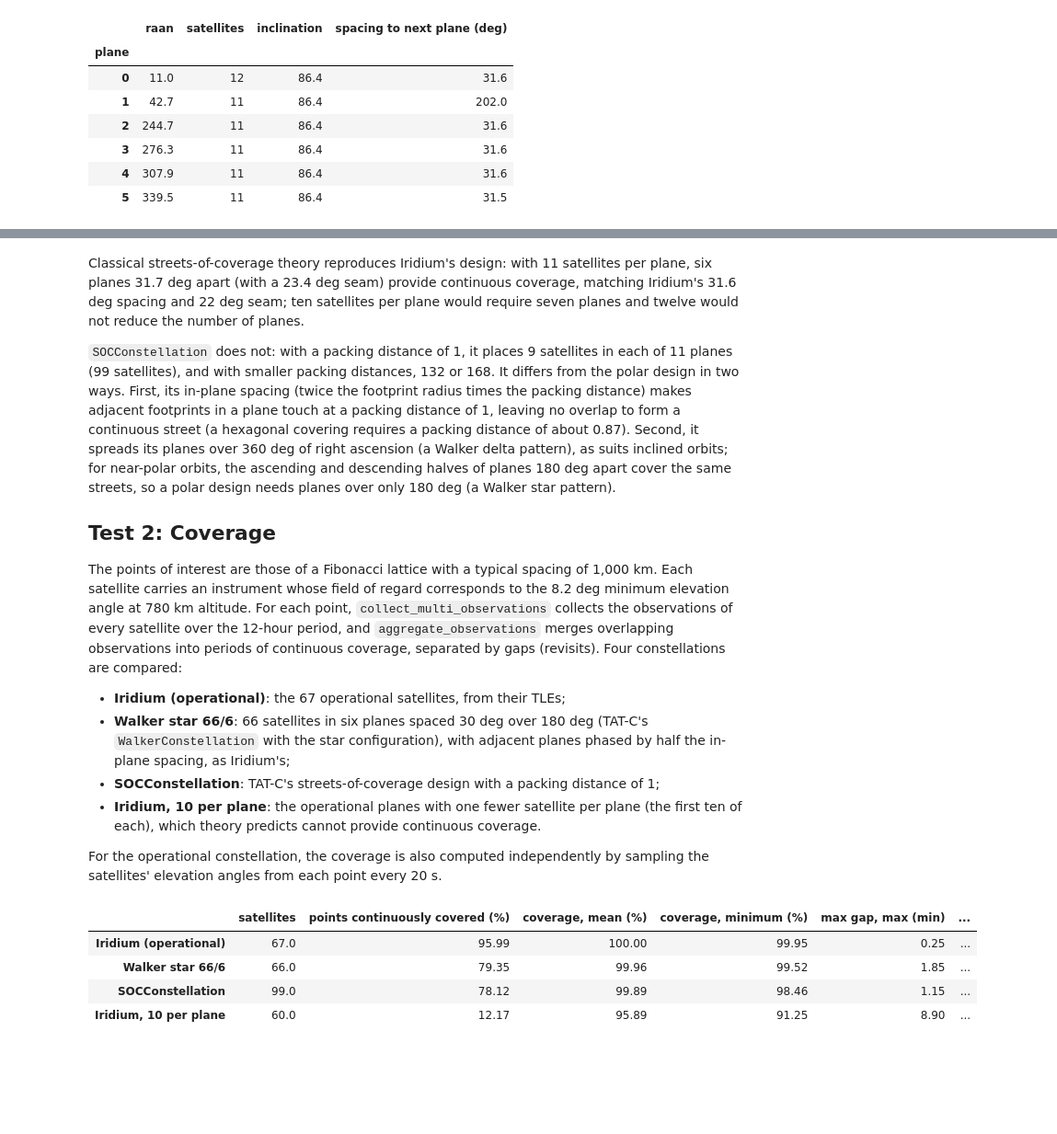
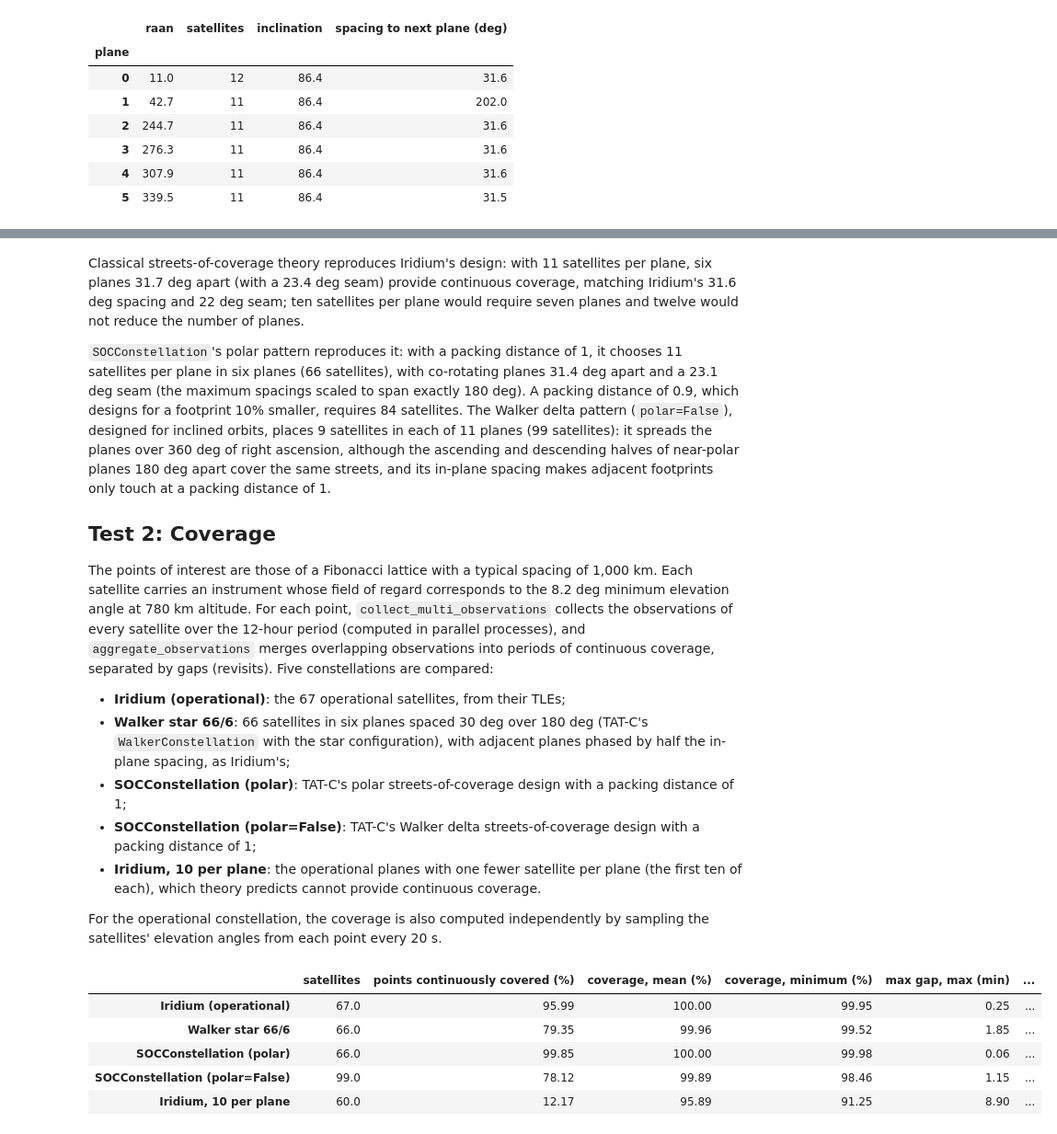
Before and after one commit to code-lab-org/tatc, a Jupyter notebook: docs/validation/ValidateConstellationIridium.ipynb, the cells around one changed output, grey strips where cells are left out. Shown at 92% size. Cells and saved outputs as stored; diff of their text form; code cells hidden in the pictures; blank space fills up the shorter version.

```diff
--- a/docs/validation/ValidateConstellationIridium.ipynb
+++ b/docs/validation/ValidateConstellationIridium.ipynb
@@ -99,16 +99,18 @@ rows1 = {"Iridium (operational)": {"satellites per plane": 11, "planes": len(pla
 for s in (10, 11, 12):
     p, co, seam = polar_streets(gamma, s)
     rows1[f"polar streets of coverage, {s} per plane"] = {"satellites per plane": s, "planes": p, "satellites": s * p, "plane spacing (deg)": co, "seam spacing (deg)": seam, "planes span (deg)": 180}
-for packing in (1.0, 0.9, 0.8):
-    walker = SOCConstellation(name="SOC", orbit=orbit, swath_width=swath_width, packing_distance=packing).generate_walker()
-    rows1[f"SOCConstellation, packing distance {packing}"] = {
-        "satellites per plane": walker.number_satellites // walker.number_planes,
-        "planes": walker.number_planes,
-        "satellites": walker.number_satellites,
-        "plane spacing (deg)": walker.get_delta_raan_between_planes(),
-        "seam spacing (deg)": np.nan,
-        "planes span (deg)": 360 if walker.configuration == WalkerConfiguration.DELTA else 180,
-    }
+for packing in (1.0, 0.9):
+    s, p, co, seam = SOCConstellation(name="SOC", orbit=orbit, swath_width=swath_width, packing_distance=packing).get_polar_design()
+    rows1[f"SOCConstellation (polar), packing distance {packing}"] = {"satellites per plane": s, "planes": p, "satellites": s * p, "plane spacing (deg)": co, "seam spacing (deg)": seam, "planes span (deg)": 180}
+walker = SOCConstellation(name="SOC", orbit=orbit, swath_width=swath_width, packing_distance=1.0, polar=False).generate_walker()
+rows1["SOCConstellation (polar=False), packing distance 1.0"] = {
+    "satellites per plane": walker.number_satellites // walker.number_planes,
+    "planes": walker.number_planes,
+    "satellites": walker.number_satellites,
+    "plane spacing (deg)": walker.get_delta_raan_between_planes(),
+    "seam spacing (deg)": np.nan,
+    "planes span (deg)": 360,
+}
 print(f"footprint radius {gamma:.2f} deg ({swath_width / 2e3:.0f} km), swath width {swath_width / 1e3:.0f} km")
 pd.DataFrame(rows1).T.round(1)
 # %% [output]
@@ -124,15 +126,16 @@ footprint radius 20.01 deg (2225 km), swath width 4450 km
 # %% [markdown]
 Classical streets-of-coverage theory reproduces Iridium's design: with 11 satellites per plane, six planes 31.7 deg apart (with a 23.4 deg seam) provide continuous coverage, matching Iridium's 31.6 deg spacing and 22 deg seam; ten satellites per plane would require seven planes and twelve would not reduce the number of planes.
 
-`SOCConstellation` does not: with a packing distance of 1, it places 9 satellites in each of 11 planes (99 satellites), and with smaller packing distances, 132 or 168. It differs from the polar design in two ways. First, its in-plane spacing (twice the footprint radius times the packing distance) makes adjacent footprints in a plane touch at a packing distance of 1, leaving no overlap to form a continuous street (a hexagonal covering requires a packing distance of about 0.87). Second, it spreads its planes over 360 deg of right ascension (a Walker delta pattern), as suits inclined orbits; for near-polar orbits, the ascending and descending halves of planes 180 deg apart cover the same streets, so a polar design needs planes over only 180 deg (a Walker star pattern).
+`SOCConstellation`'s polar pattern reproduces it: with a packing distance of 1, it chooses 11 satellites per plane in six planes (66 satellites), with co-rotating planes 31.4 deg apart and a 23.1 deg seam (the maximum spacings scaled to span exactly 180 deg). A packing distance of 0.9, which designs for a footprint 10% smaller, requires 84 satellites. The Walker delta pattern (`polar=False`), designed for inclined orbits, places 9 satellites in each of 11 planes (99 satellites): it spreads the planes over 360 deg of right ascension, although the ascending and descending halves of near-polar planes 180 deg apart cover the same streets, and its in-plane spacing makes adjacent footprints only touch at a packing distance of 1.
 
 ## Test 2: Coverage
 
-The points of interest are those of a Fibonacci lattice with a typical spacing of 1,000 km. Each satellite carries an instrument whose field of regard corresponds to the 8.2 deg minimum elevation angle at 780 km altitude. For each point, `collect_multi_observations` collects the observations of every satellite over the 12-hour period, and `aggregate_observations` merges overlapping observations into periods of continuous coverage, separated by gaps (revisits). Four constellations are compared:
+The points of interest are those of a Fibonacci lattice with a typical spacing of 1,000 km. Each satellite carries an instrument whose field of regard corresponds to the 8.2 deg minimum elevation angle at 780 km altitude. For each point, `collect_multi_observations` collects the observations of every satellite over the 12-hour period (computed in parallel processes), and `aggregate_observations` merges overlapping observations into periods of continuous coverage, separated by gaps (revisits). Five constellations are compared:
 
 * **Iridium (operational)**: the 67 operational satellites, from their TLEs;
 * **Walker star 66/6**: 66 satellites in six planes spaced 30 deg over 180 deg (TAT-C's `WalkerConstellation` with the star configuration), with adjacent planes phased by half the in-plane spacing, as Iridium's;
-* **SOCConstellation**: TAT-C's streets-of-coverage design with a packing distance of 1;
+* **SOCConstellation (polar)**: TAT-C's polar streets-of-coverage design with a packing distance of 1;
+* **SOCConstellation (polar=False)**: TAT-C's Walker delta streets-of-coverage design with a packing distance of 1;
 * **Iridium, 10 per plane**: the operational planes with one fewer satellite per plane (the first ten of each), which theory predicts cannot provide continuous coverage.
 
 For the operational constellation, the coverage is also computed independently by sampling the satellites' elevation angles from each point every 20 s.
@@ -143,7 +146,8 @@ instrument = Instrument(name="antenna", field_of_regard=compute_field_of_regard(
 constellations = {
     "Iridium (operational)": [Satellite(name=r.name, orbit=GeneralPerturbationsOrbit.from_tle(r.tle), instruments=[instrument]) for r in operational.itertuples()],
     "Walker star 66/6": WalkerConstellation(name="star", orbit=orbit, instruments=[instrument], number_satellites=66, number_planes=6, relative_spacing=3, configuration=WalkerConfiguration.STAR).generate_members(),
-    "SOCConstellation": SOCConstellation(name="SOC", orbit=orbit, instruments=[instrument], swath_width=swath_width, packing_distance=1.0).generate_members(),
+    "SOCConstellation (polar)": SOCConstellation(name="SOC", orbit=orbit, instruments=[instrument], swath_width=swath_width, packing_distance=1.0).generate_members(),
+    "SOCConstellation (polar=False)": SOCConstellation(name="SOC", orbit=orbit, instruments=[instrument], swath_width=swath_width, packing_distance=1.0, polar=False).generate_members(),
     "Iridium, 10 per plane": [Satellite(name=r.name, orbit=GeneralPerturbationsOrbit.from_tle(r.tle), instruments=[instrument]) for r in operational.groupby("plane").head(10).itertuples()],
 }
 PERIOD = (END - START).total_seconds()
@@ -151,8 +155,9 @@ PERIOD = (END - START).total_seconds()
 
 def coverage(satellites):
     """Coverage statistics of each point from TAT-C's aggregated observations."""
-    def point_coverage(point):
-        obs = collect_multi_observations(point, satellites, START, END)
+    observations = Parallel(n_jobs=-1)(delayed(collect_multi_observations)(point, satellites, START, END) for point in points)
+
+    def point_coverage(point, obs):
         if obs.empty:
             return {"point_id": point.id, "latitude": point.latitude, "covered (%)": 0.0, "max gap (min)": PERIOD / 60}
         merged = aggregate_observations(obs)
@@ -161,41 +166,41 @@ def coverage(satellites):
         gaps = np.r_[(merged.start.iloc[0] - START).total_seconds(), merged.revisit.dt.total_seconds().dropna().to_numpy(), (END - merged.end.iloc[-1]).total_seconds()]
         return {"point_id": point.id, "latitude": point.latitude, "covered (%)": 100 * min(covered, PERIOD) / PERIOD, "max gap (min)": max(0.0, gaps.max()) / 60}
 
-    with concurrent.futures.ThreadPoolExecutor(8) as pool:
-        return pd.DataFrame(list(pool.map(point_coverage, points)))
+    return pd.DataFrame([point_coverage(point, obs) for point, obs in zip(points, observations)])
 
 
 results = {label: coverage(satellites) for label, satellites in constellations.items()}
 
 # independent check: sampled elevation angles of the operational satellites
 times = timescale.from_datetimes([START + timedelta(seconds=s) for s in range(0, int(PERIOD), 20)])
 positions = np.stack([s.orbit.to_gp_orbit().elements[0].to_skyfield().at(times).frame_xyz(itrs).m for s in constellations["Iridium (operational)"]])
 sampled = []
 for point in points:
     site = wgs84.latlon(point.latitude, point.longitude)
     up = np.array(site.itrs_xyz.m) / np.linalg.norm(site.itrs_xyz.m)
     los = positions - np.array(site.itrs_xyz.m)[None, :, None]
     sin_elevation = np.einsum("j,ijk->ik", up, los) / np.linalg.norm(los, axis=1)
     sampled.append(100 * np.mean((sin_elevation >= np.sin(np.radians(MIN_ELEVATION))).any(axis=0)))
 results["Iridium (operational)"]["sampled covered (%)"] = sampled
 
 summary = {}
 for label, frame in results.items():
     summary[label] = {
         "satellites": len(constellations[label]),
         "points continuously covered (%)": 100 * np.mean(frame["covered (%)"] >= 99.99),
         "coverage, mean (%)": frame["covered (%)"].mean(),
         "coverage, minimum (%)": frame["covered (%)"].min(),
         "max gap, max (min)": frame["max gap (min)"].max(),
     }
 summary["Iridium (operational)"]["sampled coverage, mean (%)"] = np.mean(sampled)
 summary["Iridium (operational)"]["sampled coverage, minimum (%)"] = np.min(sampled)
 pd.DataFrame(summary).T.round(2)
 # %% [output]
 |  | satellites | points continuously covered (%) | coverage, mean (%) | coverage, minimum (%) | max gap, max (min) | ... |
 | Iridium (operational) | 67.0 | 95.99 | 100.00 | 99.95 | 0.25 | ... |
 | Walker star 66/6 | 66.0 | 79.35 | 99.96 | 99.52 | 1.85 | ... |
-| SOCConstellation | 99.0 | 78.12 | 99.89 | 98.46 | 1.15 | ... |
+| SOCConstellation (polar) | 66.0 | 99.85 | 100.00 | 99.98 | 0.06 | ... |
+| SOCConstellation (polar=False) | 99.0 | 78.12 | 99.89 | 98.46 | 1.15 | ... |
 | Iridium, 10 per plane | 60.0 | 12.17 | 95.89 | 91.25 | 8.90 | ... |
 # %%
 fig, ax = plt.subplots(figsize=(12, 3.8))
```
Also changed, not shown: parts of 6 cells of this notebook, 3 other files.
